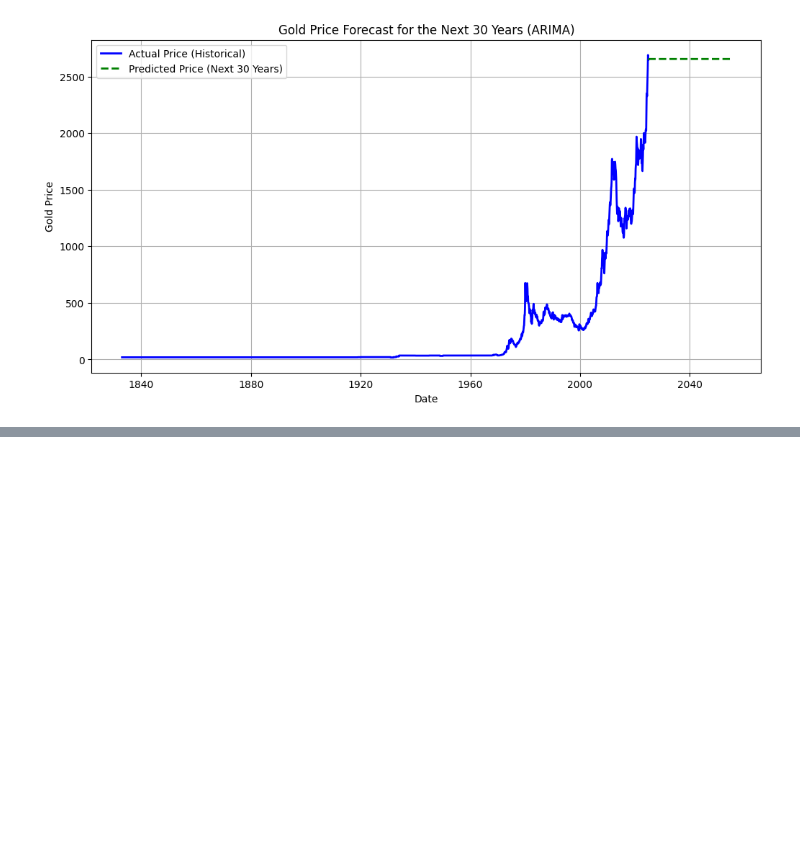
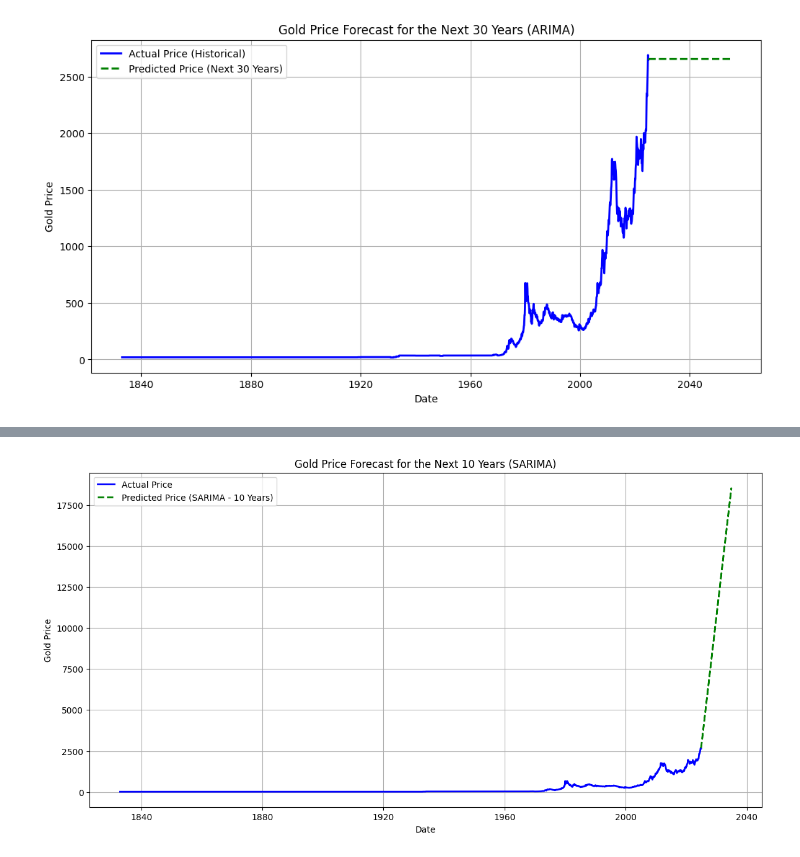
Before and after one commit to phqsuema123/stock-data, a Jupyter notebook: goldpredictprice.ipynb, the cells around one changed output, grey strips where cells are left out. Saved outputs shown, nothing was run; the diff lists cells and outputs as text; code cells hidden in the pictures; blank space fills up the shorter version.

```diff
--- a/goldpredictprice.ipynb
+++ b/goldpredictprice.ipynb
@@ -306,0 +340,15 @@ plt.show()
+# %%
+# กำหนดช่วงเวลาการพยากรณ์ใหม่: 10 ปี (3,650 วัน)
+future_years_short = 10
+future_days_short = future_years_short * 365  # แปลงเป็นจำนวนวัน
+
+# พยากรณ์ราคาทองคำ 10 ปีข้างหน้า
+forecast_sarima_short = model_sarima_fit.forecast(steps=future_days_short)
+
+# สร้างช่วงวันสำหรับการพยากรณ์ 10 ปีข้างหน้า
+future_dates_short = [df_gold['Date'].max() + pd.Timedelta(days=i) for i in range(1, future_days_short + 1)]
+
+# สร้าง DataFrame สำหรับผลการพยากรณ์
+df_sarima_future_short = pd.DataFrame({'Date': future_dates_short, 'Predicted Price': forecast_sarima_short})
+
+print(df_sarima_future_short)
@@ -306,0 +370,22 @@ plt.show()
+# %%
+# พล็อตกราฟราคาทองคำจริงและพยากรณ์จาก SARIMA (10 ปีข้างหน้า)
+plt.figure(figsize=(14, 7))
+
+# กราฟราคาทองคำจริง
+plt.plot(df_gold['Date'], df_gold['Price'], label="Actual Price", color='blue', linewidth=2)
+
+# กราฟราคาทองคำพยากรณ์จาก SARIMA (10 ปีข้างหน้า)
+plt.plot(df_sarima_future_short['Date'], df_sarima_future_short['Predicted Price'],
+         label="Predicted Price (SARIMA - 10 Years)", color='green', linestyle="dashed", linewidth=2)
+
+# กำหนดค่าของกราฟ
+plt.xlabel("Date")
+plt.ylabel("Gold Price")
+plt.title("Gold Price Forecast for the Next 10 Years (SARIMA)")
+plt.legend()
+plt.grid(True)
+
+# แสดงผล
+plt.show()
+# %% [output]
+[figure, added]
```
Also changed, not shown: parts of 2 cells of this notebook.
